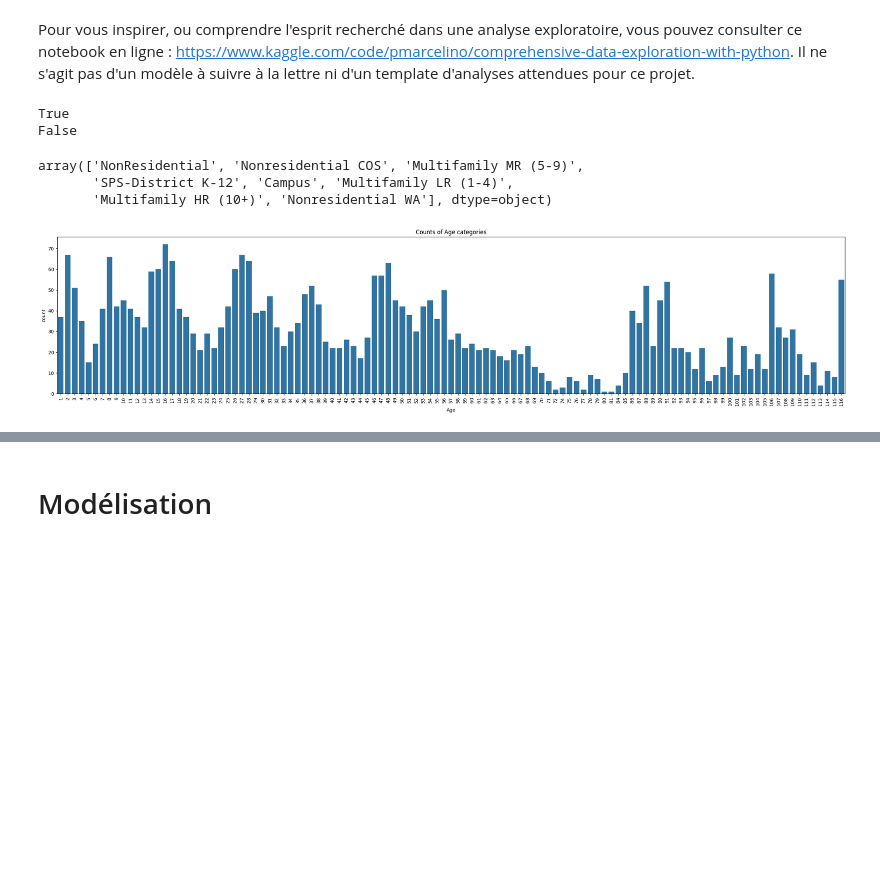
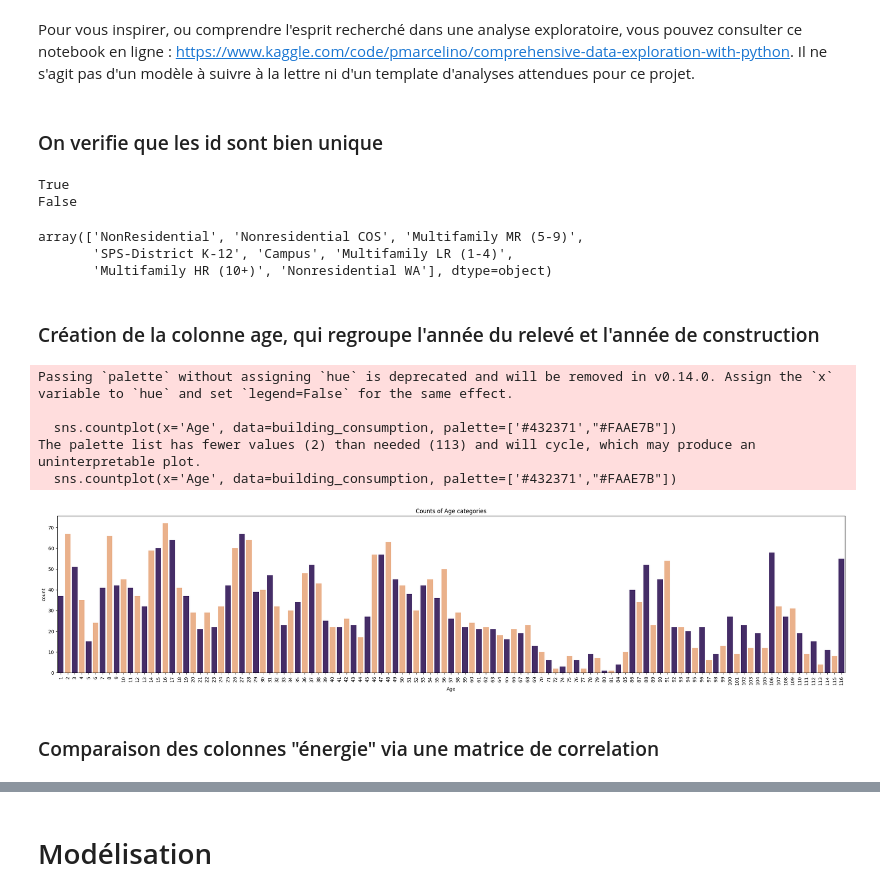
Before and after one commit to Soct/formation_OC, a Jupyter notebook: projet 3/P3_template_modelistation_supervisee_data_scientist.ipynb, the cells around one changed output, grey strips where cells are left out. Drawn from its saved outputs; the diff is of its cells as text; code cells hidden in the pictures; blank space fills up the shorter version.

```diff
--- a/projet 3/P3_template_modelistation_supervisee_data_scientist.ipynb
+++ b/projet 3/P3_template_modelistation_supervisee_data_scientist.ipynb
@@ -69,6 +73,8 @@ Qelques pistes d'analyse :
 * Utiliser des pairplots et des boxplots pour faire ressortir les outliers ou des batiments avec des valeurs peu cohérentes d'un point de vue métier
 # %% [markdown]
 Pour vous inspirer, ou comprendre l'esprit recherché dans une analyse exploratoire, vous pouvez consulter ce notebook en ligne : https://www.kaggle.com/code/pmarcelino/comprehensive-data-exploration-with-python. Il ne s'agit pas d'un modèle à suivre à la lettre ni d'un template d'analyses attendues pour ce projet.
+# %% [markdown]
+### On verifie que les id sont bien unique
 # %%
 #on verifie que les ID soit bien unique dans le dataset
 print(building_consumption["OSEBuildingID"].is_unique)
@@ -80,16 +86,25 @@ False
 array(['NonResidential', 'Nonresidential COS', 'Multifamily MR (5-9)',
        'SPS-District K-12', 'Campus', 'Multifamily LR (1-4)',
        'Multifamily HR (10+)', 'Nonresidential WA'], dtype=object)
+# %% [markdown]
+### Création de la colonne age, qui regroupe l'année du relevé et l'année de construction
 # %%
 building_consumption["Age"] = building_consumption['DataYear'] - building_consumption["YearBuilt"]
 
 
 plt.figure(figsize=(30,6))
 plt.title("Counts of Age categories")
-sns.countplot(x='Age', data=building_consumption)
+sns.countplot(x='Age', data=building_consumption, palette=['#432371',"#FAAE7B"])
 plt.xticks(rotation=90)
 plt.show()
 # %% [output]
+Passing `palette` without assigning `hue` is deprecated and will be removed in v0.14.0. Assign the `x` variable to `hue` and set `legend=False` for the same effect.
+
+  sns.countplot(x='Age', data=building_consumption, palette=['#432371',"#FAAE7B"])
+The palette list has fewer values (2) than needed (113) and will cycle, which may produce an uninterpretable plot.
+  sns.countplot(x='Age', data=building_consumption, palette=['#432371',"#FAAE7B"])
-[figure, old version]
+[figure, new version]
+# %% [markdown]
+### Comparaison des colonnes "énergie" via une matrice de correlation
 # %%
 energy_columns = ['SiteEUI(kBtu/sf)',
```
Also changed, not shown: parts of 7 cells of this notebook.
